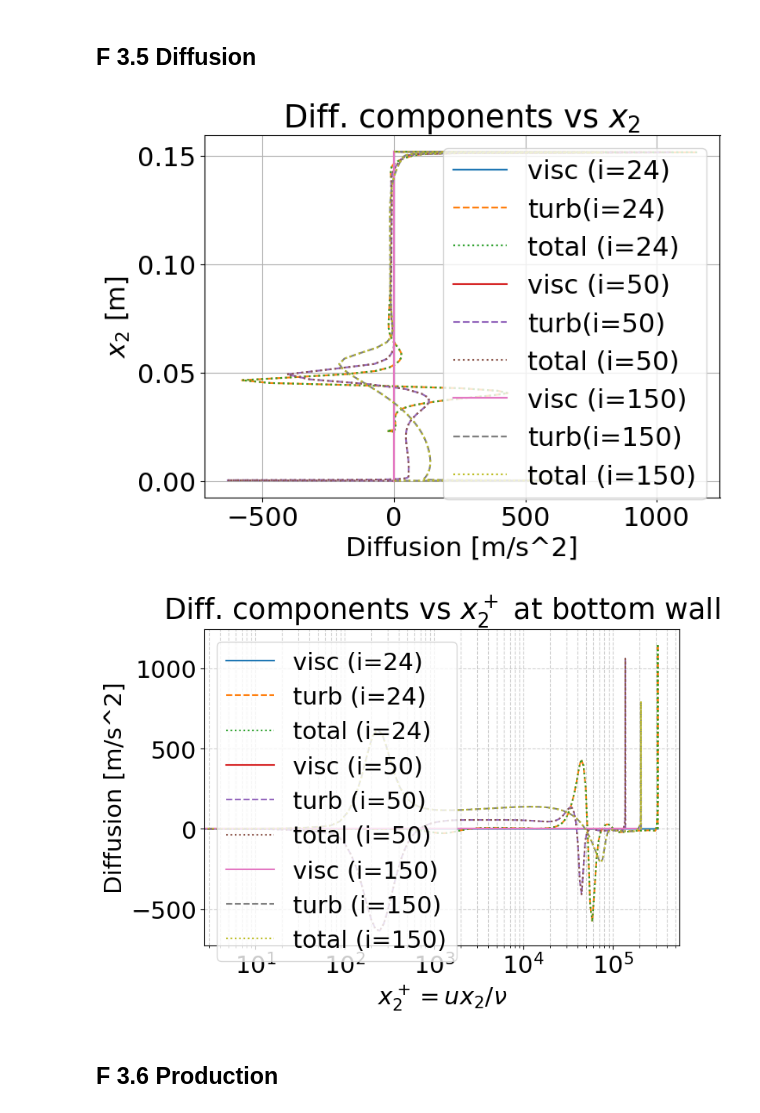
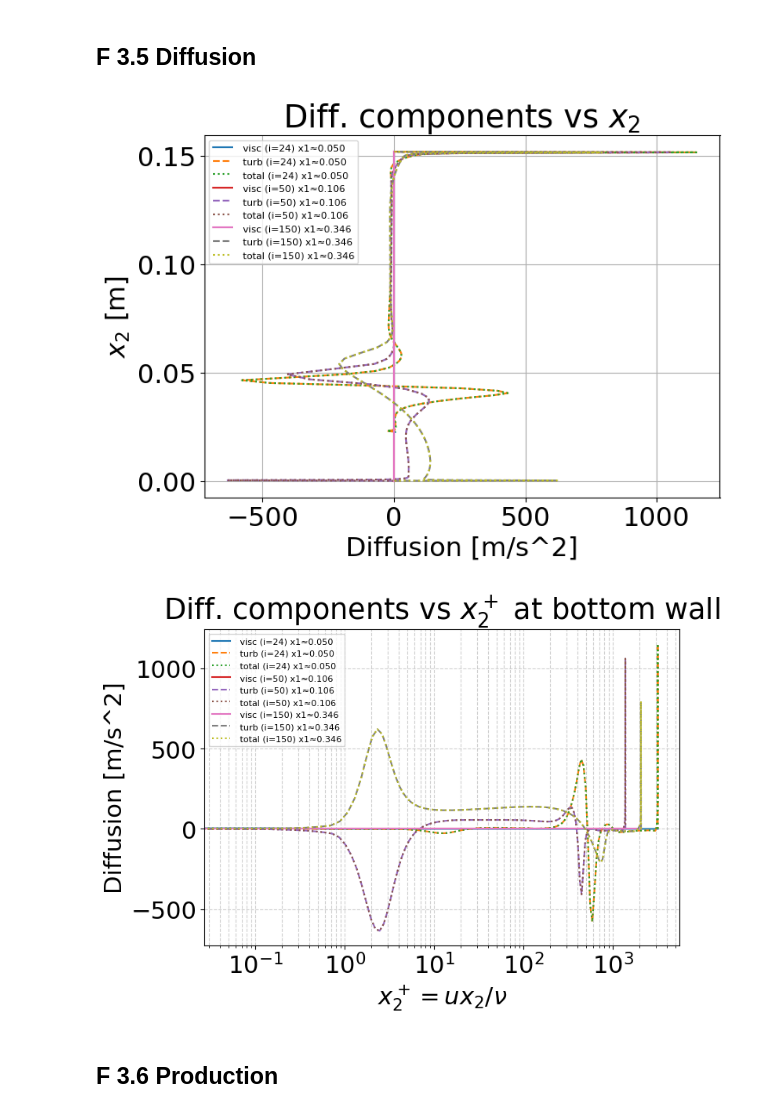
Before and after one commit to MartinStjernkvist/Applied-Mechanics, a Jupyter notebook: TME226/A2/Assignment_2.ipynb, the cells around one changed output. Cells and saved outputs as stored; diff of their text form; code cells hidden in the pictures.

```diff
--- a/TME226/A2/Assignment_2.ipynb
+++ b/TME226/A2/Assignment_2.ipynb
@@ -134,7 +134,7 @@ f_D = 0.02236377
 # %% [markdown]
 ## F 3.2 Skinfriction
 # %%
-mu = 1.002e-5 # Dynamic viscosity of water at at 20C
+mu = 1.002e-3 # Dynamic viscosity of water at at 20C
 
 dv1_dx2_at_wall = v1_2d[:, 1] / (x2_2d[:, 1] - x2_2d[:, 0]) # Calculating the gradient at the wall using first two points
 
@@ -381,43 +380,48 @@ grad_viscous_component, _ = dphidx_dy(x1_2d[0:-1,0:-1], x2_2d[0:-1,0:-1], viscou
 _, grad_turbulent_component = dphidx_dy(x1_2d[0:-1,0:-1], x2_2d[0:-1,0:-1], turbulent_component)
 
 # Contributions and total
 viscous_component = grad_viscous_component
 turbulent_component = grad_turbulent_component
 Diffusion_total = viscous_component + turbulent_component
 
 
 # Choosing i stations (including hill-top)
 i_hill = (np.abs(hmax - x1_2d[:,1])).argmin()
 indices = [i_hill, 50, 150] # Indices of x1 stations to plot
 
 # Ploting x -y graphs (diffusion vs x2) at selected x1 stations
 plt.figure(figsize=(8,6))
 for i in indices:
-    plt.plot(viscous_component[i,:], x2_2d[i,:], '-', label=f'visc (i={i})')
-    plt.plot(turbulent_component[i,:], x2_2d[i,:], '--', label=f'turb(i={i})')
-    plt.plot(Diffusion_total[i,:], x2_2d[i,:], ':', label=f'total (i={i})')
+    plt.plot(viscous_component[i,:], x2_2d[i,:], '-', label=f' visc (i={i}) x1≈{x1_2d[i,0]:.3f}')
+    plt.plot(turbulent_component[i,:], x2_2d[i,:], '--', label=f' turb (i={i}) x1≈{x1_2d[i,0]:.3f}')
+    plt.plot(Diffusion_total[i,:], x2_2d[i,:], ':', label=f' total (i={i}) x1≈{x1_2d[i,0]:.3f}')
 plt.xlabel('Diffusion [m/s^2]')
 plt.ylabel('$x_2$ [m]')
 plt.title('Diff. components vs $x_2$')
-plt.grid(True); plt.legend(); plt.tight_layout(); plt.show()
+plt.grid(True)
+plt.legend(loc='best', fontsize=8)
+plt.tight_layout()
+plt.show()
 
 # Plotting vs x2+ (bottom wall)
 plt.figure(figsize=(8,6))
 for i in indices:
     x2p = x2plus_bottom[i,:].copy()
     order = np.argsort(x2p)
-    plt.plot(x2p[order], viscous_component[i,:][order], '-', label=f'visc (i={i})')
-    plt.plot(x2p[order], turbulent_component[i,:][order], '--', label=f'turb (i={i})')
-    plt.plot(x2p[order], Diffusion_total[i,:][order], ':', label=f'total (i={i})')
+    plt.plot(x2p[order], viscous_component[i,:][order], '-', label=f' visc (i={i}) x1≈{x1_2d[i,0]:.3f}')
+    plt.plot(x2p[order], turbulent_component[i,:][order], '--', label=f' turb (i={i}) x1≈{x1_2d[i,0]:.3f}')
+    plt.plot(x2p[order], Diffusion_total[i,:][order], ':', label=f' total (i={i}) x1≈{x1_2d[i,0]:.3f}')
 plt.xscale('log')
 plt.xlabel(r'$x_2^+ = ux_2 / \nu$')
 plt.ylabel('Diffusion [m/s^2]')
 plt.title('Diff. components vs $x_2^+$ at bottom wall')
 plt.grid(True, which='both', ls='--', alpha=0.6)
-plt.legend(loc='best'); plt.tight_layout(); plt.show()
+plt.legend(loc='best', fontsize=8)
+plt.tight_layout()
+plt.show()
 # %% [output]
-[figure, old version]
+[figure, new version]
-[figure, old version]
+[figure, new version]
 # %% [markdown]
 ## F 3.6 Production
 # %%
```
Also changed, not shown: parts of 6 cells of this notebook.
